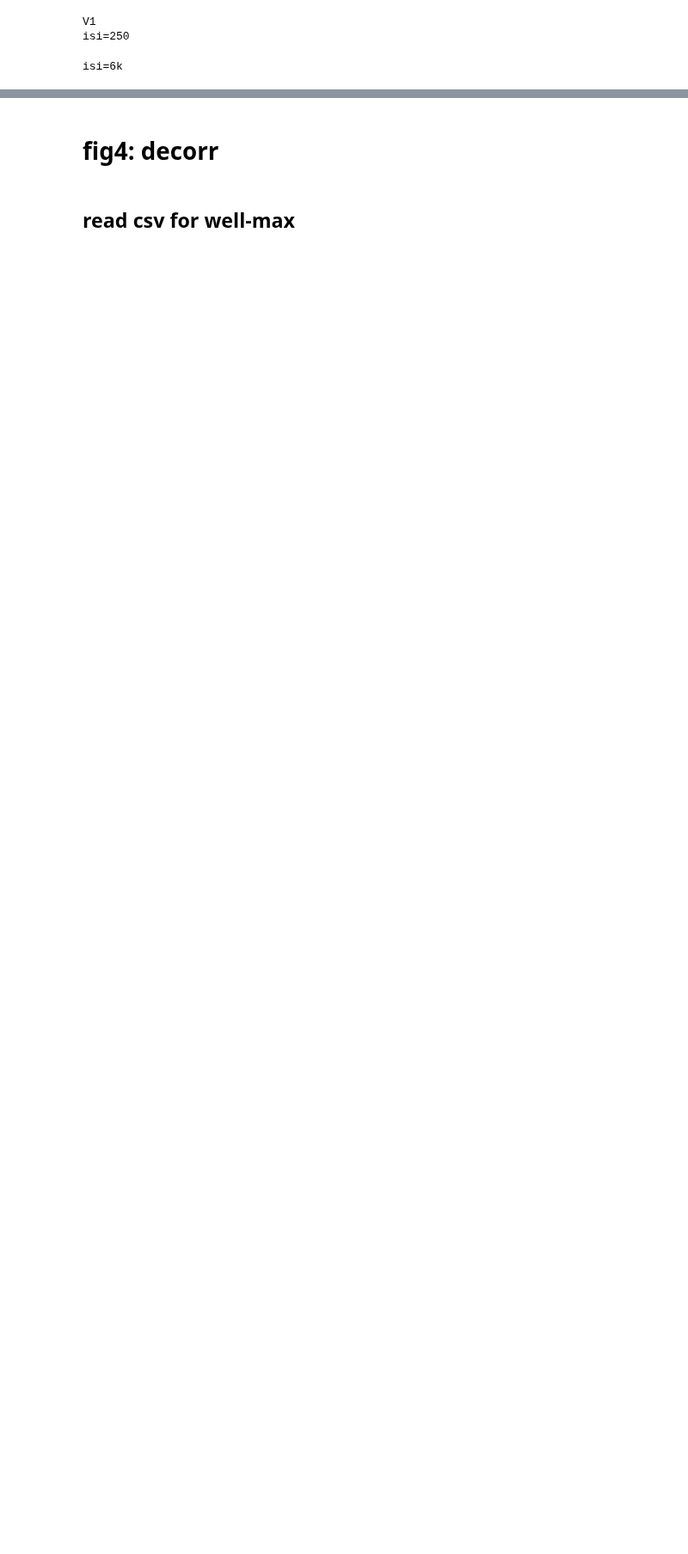
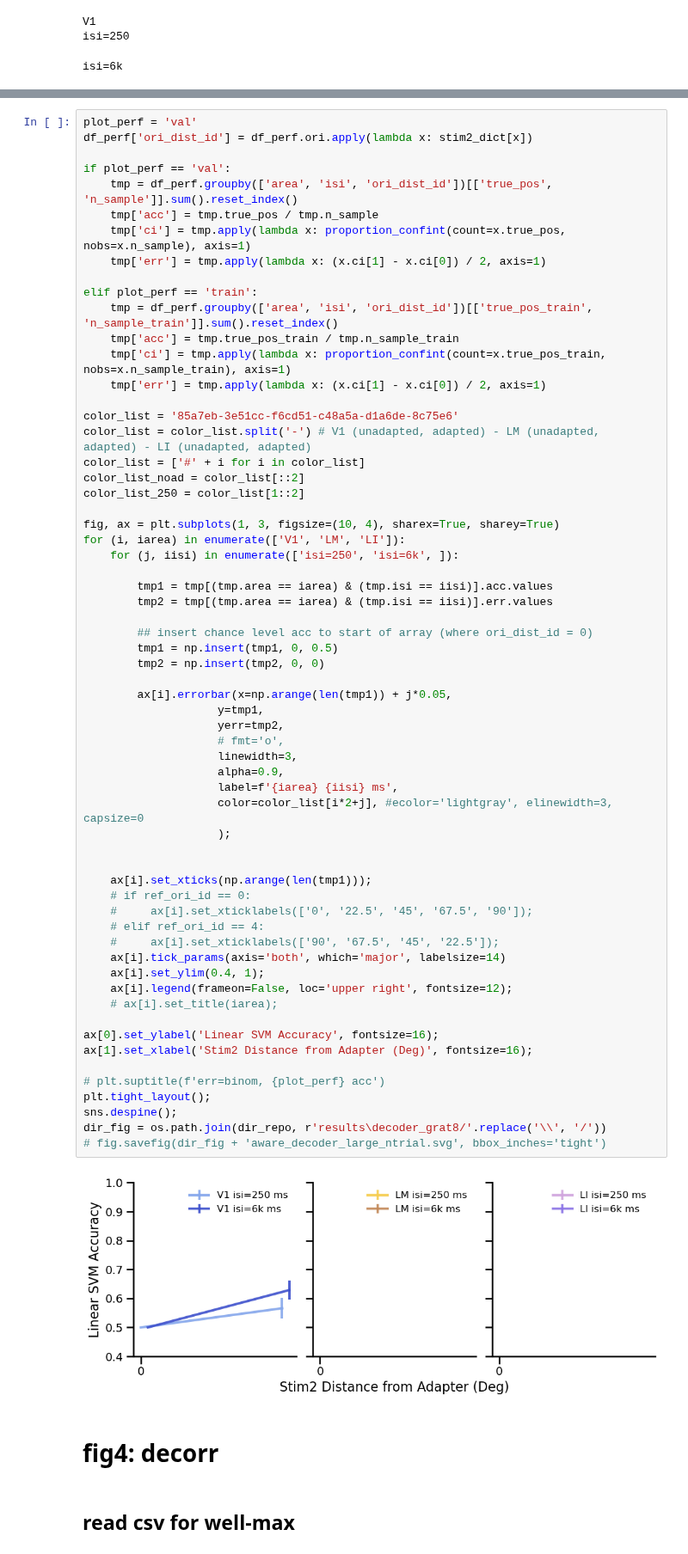
Before and after one commit to lanluo9/inter, a Jupyter notebook: scripts/ipynb/decode_grat2ori2isi.ipynb, the cells around one changed output, grey strips where cells are left out. Shown at 86% size. Drawn from its saved outputs; the diff is of its cells as text; blank space fills up the shorter version.

```diff
--- a/scripts/ipynb/decode_grat2ori2isi.ipynb
+++ b/scripts/ipynb/decode_grat2ori2isi.ipynb
@@ -1596,3 +1632,67 @@ plt.savefig(dir_fig + f'{title_str}.pdf', bbox_inches='tight')
+# %%
+plot_perf = 'val'
+df_perf['ori_dist_id'] = df_perf.ori.apply(lambda x: stim2_dict[x])
+
+if plot_perf == 'val':
+    tmp = df_perf.groupby(['area', 'isi', 'ori_dist_id'])[['true_pos', 'n_sample']].sum().reset_index()
+    tmp['acc'] = tmp.true_pos / tmp.n_sample
+    tmp['ci'] = tmp.apply(lambda x: proportion_confint(count=x.true_pos, nobs=x.n_sample), axis=1)
+    tmp['err'] = tmp.apply(lambda x: (x.ci[1] - x.ci[0]) / 2, axis=1)
+
+elif plot_perf == 'train':
+    tmp = df_perf.groupby(['area', 'isi', 'ori_dist_id'])[['true_pos_train', 'n_sample_train']].sum().reset_index()
+    tmp['acc'] = tmp.true_pos_train / tmp.n_sample_train
+    tmp['ci'] = tmp.apply(lambda x: proportion_confint(count=x.true_pos_train, nobs=x.n_sample_train), axis=1)
+    tmp['err'] = tmp.apply(lambda x: (x.ci[1] - x.ci[0]) / 2, axis=1)
+
+color_list = '85a7eb-3e51cc-f6cd51-c48a5a-d1a6de-8c75e6'
+color_list = color_list.split('-') # V1 (unadapted, adapted) - LM (unadapted, adapted) - LI (unadapted, adapted)
+color_list = ['#' + i for i in color_list]
+color_list_noad = color_list[::2]
+color_list_250 = color_list[1::2]
+
+fig, ax = plt.subplots(1, 3, figsize=(10, 4), sharex=True, sharey=True)
+for (i, iarea) in enumerate(['V1', 'LM', 'LI']):
+    for (j, iisi) in enumerate(['isi=250', 'isi=6k', ]):
+
+        tmp1 = tmp[(tmp.area == iarea) & (tmp.isi == iisi)].acc.values
+        tmp2 = tmp[(tmp.area == iarea) & (tmp.isi == iisi)].err.values
+
+        ## insert chance level acc to start of array (where ori_dist_id = 0)
+        tmp1 = np.insert(tmp1, 0, 0.5)
+        tmp2 = np.insert(tmp2, 0, 0)
+
+        ax[i].errorbar(x=np.arange(len(tmp1)) + j*0.05,
+                    y=tmp1,
+                    yerr=tmp2,
+                    # fmt='o',
+                    linewidth=3,
+                    alpha=0.9,
+                    label=f'{iarea} {iisi} ms',
+                    color=color_list[i*2+j], #ecolor='lightgray', elinewidth=3, capsize=0
+                    );
+
+
+    ax[i].set_xticks(np.arange(len(tmp1)));
+    # if ref_ori_id == 0:
+    #     ax[i].set_xticklabels(['0', '22.5', '45', '67.5', '90']);
+    # elif ref_ori_id == 4:
+    #     ax[i].set_xticklabels(['90', '67.5', '45', '22.5']);
+    ax[i].tick_params(axis='both', which='major', labelsize=14)
+    ax[i].set_ylim(0.4, 1);
+    ax[i].legend(frameon=False, loc='upper right', fontsize=12);
+    # ax[i].set_title(iarea);
+
+ax[0].set_ylabel('Linear SVM Accuracy', fontsize=16);
+ax[1].set_xlabel('Stim2 Distance from Adapter (Deg)', fontsize=16);
+
+# plt.suptitle(f'err=binom, {plot_perf} acc')
+plt.tight_layout();
+sns.despine();
+dir_fig = os.path.join(dir_repo, r'results\decoder_grat8/'.replace('\\', '/'))
+# fig.savefig(dir_fig + 'aware_decoder_large_ntrial.svg', bbox_inches='tight')
+# %% [output]
+[figure, added]
 # %% [markdown]
 # fig4: decorr
 # %% [markdown]
```
Also changed, not shown: parts of 63 cells of this notebook, 4 other files.
